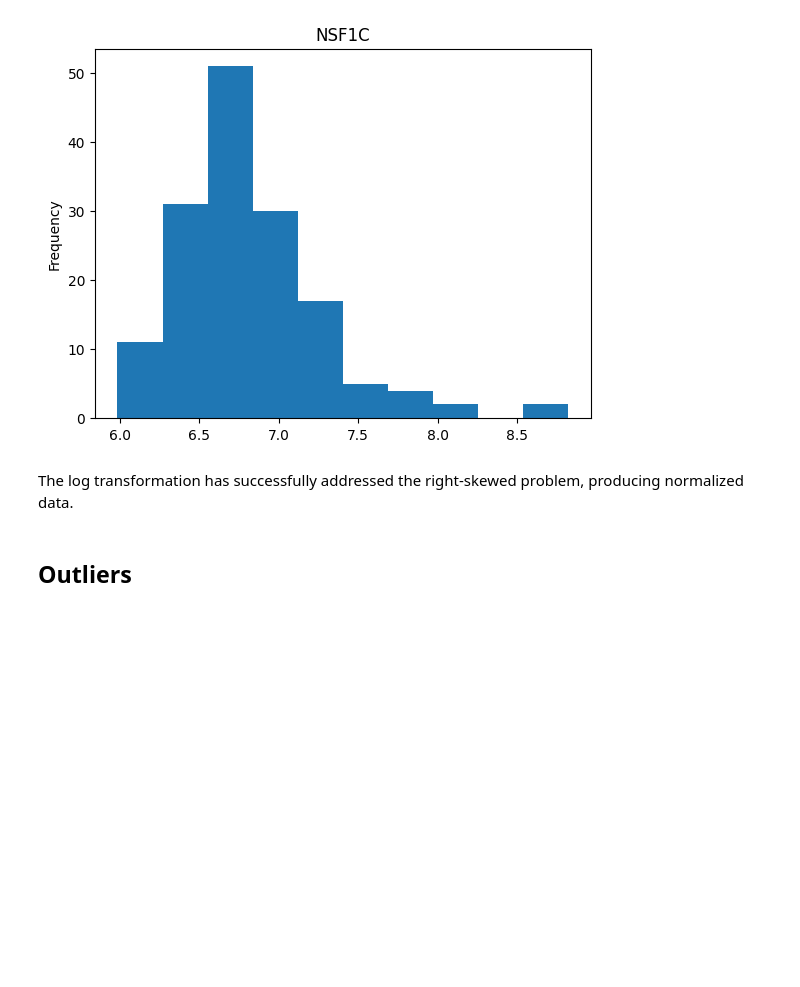
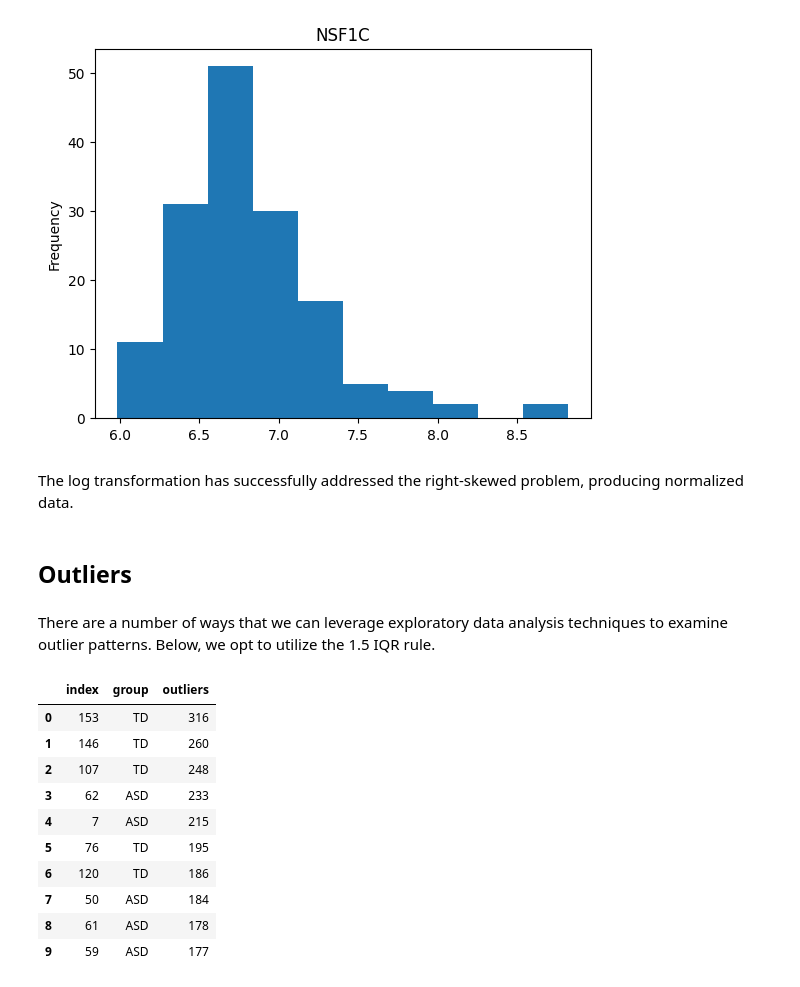
Before and after one commit to pstat197/module-1-biomarker-data-table_ten, a Jupyter notebook: scripts/brooks_biomarker_analysis.ipynb, the cells around one changed output. Saved outputs shown, nothing was run; the diff lists cells and outputs as text; code cells hidden in the pictures; blank space fills up the shorter version.

```diff
--- a/scripts/brooks_biomarker_analysis.ipynb
+++ b/scripts/brooks_biomarker_analysis.ipynb
@@ -109,3 +101,56 @@ for protein in random_proteins:
 The log transformation has successfully addressed the right-skewed problem, producing normalized data.
 # %% [markdown]
 ## Outliers
+# %% [markdown]
+There are a number of ways that we can leverage exploratory data analysis techniques to examine outlier patterns. Below, we opt to utilize the 1.5 IQR rule.
+# %%
+# Drop group col since its non-numeric
+numeric_biomarker = biomarker.drop(columns=['group'])
+
+outlier_counts_per_index = {}
+
+# Detect outliers using the 1.5 IQR rule
+for col in numeric_biomarker.columns:
+  Q1 = numeric_biomarker[col].quantile(0.25)
+  Q3 = numeric_biomarker[col].quantile(0.75)
+  IQR = Q3 - Q1
+
+  lower_bound = Q1 - 1.5 * IQR
+  upper_bound = Q3 + 1.5 * IQR
+
+  # Find outlier indices for the current col
+  column_outlier_indices = numeric_biomarker[(numeric_biomarker[col] < lower_bound) | (numeric_biomarker[col] > upper_bound)].index
+
+  # Increment the count for outlier indices
+  for index in column_outlier_indices:
+    outlier_counts_per_index[index] = outlier_counts_per_index.get(index, 0) + 1
+
+# Sort indices by outlier count
+sorted_outliers = sorted(outlier_counts_per_index.items(), key=lambda item: item[1], reverse=True)
+
+# Get the top 10 indices w/ outlier counts
+indices = []
+counts = []
+group = []
+for index, count in sorted_outliers[:10]:
+  indices.append(index)
+  counts.append(count)
+  group.append(biomarker.loc[index, 'group'])
+
+pd.DataFrame({
+    'index': indices,
+    'group': group,
+    'outliers': counts
+})
+# %% [output]
+|  | index | group | outliers |
+| 0 | 153 | TD | 316 |
+| 1 | 146 | TD | 260 |
+| 2 | 107 | TD | 248 |
+| 3 | 62 | ASD | 233 |
+| 4 | 7 | ASD | 215 |
+| 5 | 76 | TD | 195 |
+| 6 | 120 | TD | 186 |
+| 7 | 50 | ASD | 184 |
+| 8 | 61 | ASD | 178 |
+| 9 | 59 | ASD | 177 |
```
Also changed, not shown: parts of 5 cells of this notebook.
